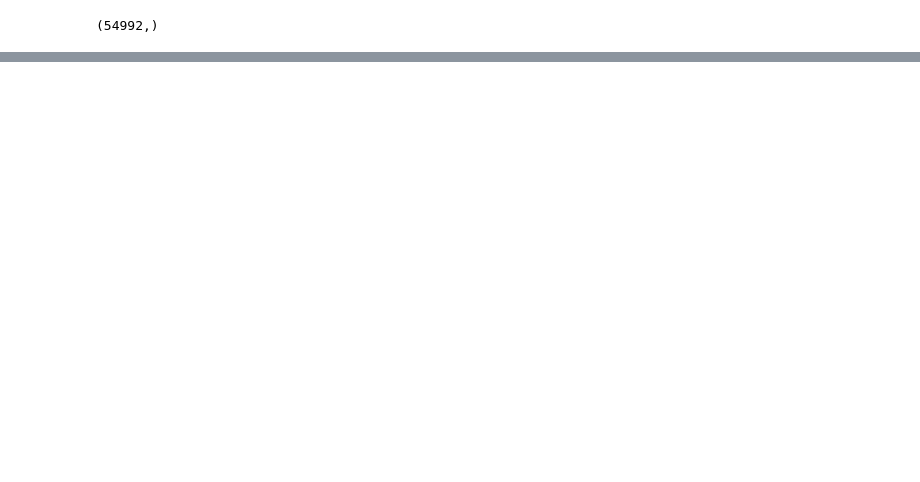
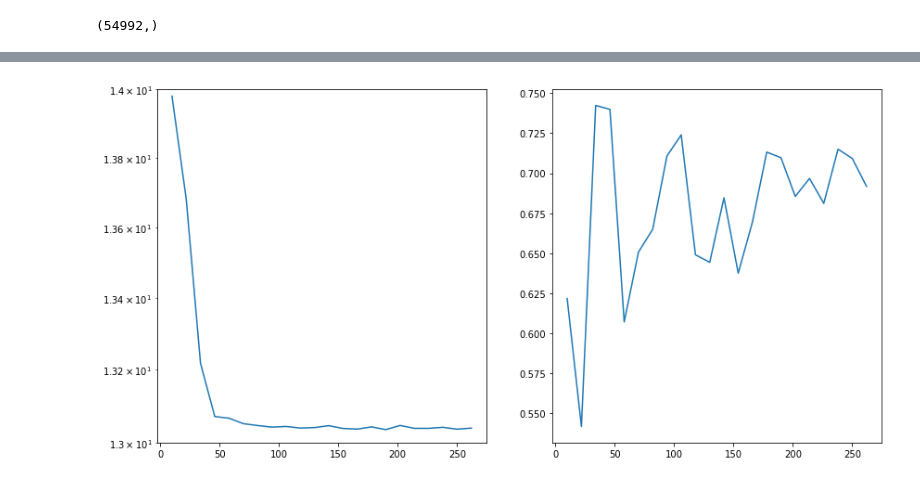
Before and after one commit to VanD3rWaals/portfolio_projects, a Jupyter notebook: ppg_model/modeling_NB.ipynb, the cells around one changed output, grey strips where cells are left out. Saved outputs shown, nothing was run; the diff lists cells and outputs as text; code cells hidden in the pictures; blank space fills up the shorter version.

Commit message:
got trad ML working. need more training on CNN

```diff
--- a/ppg_model/modeling_NB.ipynb
+++ b/ppg_model/modeling_NB.ipynb
@@ -455,19 +237,3 @@ X_play.head(2)
-# %%
-def prep_df_for_LinReg(X_df,x_f_bins):
-    power_spectra_names = ['BVP_powerSpect', 'ACC0_powerSpect', 'ACC1_powerSpect', 'ACC2_powerSpect']
-    # find the maximum shape for each power spectra
-    max_len = 0
-    for i_name in power_spectra_names:
-        max_len = max([max_len, X_df[i_name].map(lambda x:x.shape[0]).max()])
-
-    # padd all spectra to the same max length
-    df_padded_specra = pd.DataFrame()
-    for i_name in power_spectra_names:
-        df_padded_specra[i_name] = X_df[i_name].map(lambda x: pad_array_w0_to_length(x,max_len))
-
-    # stack the arrays in specra column
-
-    return df_padded_specra
 # %%
 X_play_in = prep_df_for_LinReg(X_play, df.fft_xf[0])
 X_play_in
@@ -514,0 +250,3 @@ X_train_in.shape
+# %%
+mae = make_scorer(mean_absolute_error)
+mse = make_scorer(mean_squared_error)
@@ -514,0 +255,12 @@ X_train_in.shape
+# %%
+pca_scores = {'n_PC':[],'mean_MAE':[],'std_MAE':[]}
+for i in range(262,9,-12):
+    pca_scores['n_PC'].append(i)
+    pipe = Pipeline([('pca', PCA(i))
+                     , ('scaling', RobustScaler())
+                     , ('lr', LinearRegression())
+                    ])
+
+    scores = pd.DataFrame(cross_validate(pipe, X_train_in, y_train, cv=5, scoring={'MSE':mse,'MAE':mae}, verbose=3, n_jobs=3))
+    pca_scores['mean_MAE'].append(scores['test_MAE'].mean())
+    pca_scores['std_MAE'].append(scores['test_MAE'].std())
@@ -514,0 +285,12 @@ X_train_in.shape
+# %%
+pca_scores = pd.DataFrame(pca_scores)
+pca_scores['COV_MAE_pct'] = pca_scores['std_MAE']/pca_scores['mean_MAE']*100
+# %%
+fig_1, (ax_1, ax_2) = plt.subplots(1, 2, figsize=(14, 7))
+ax_1.set(yscale='log')
+# sns.lmplot(ax=ax_1, data=pd.DataFrame(pca_scores), x='n_PC', y='mean_MAE')
+ax_1.semilogy(pca_scores.n_PC, pca_scores.mean_MAE)
+ax_1.set_ylim([13,14])
+ax_2.plot(pca_scores.n_PC, pca_scores.COV_MAE_pct);
+# %% [output]
+[figure, added]
```
Also changed, not shown: parts of 82 cells of this notebook.
